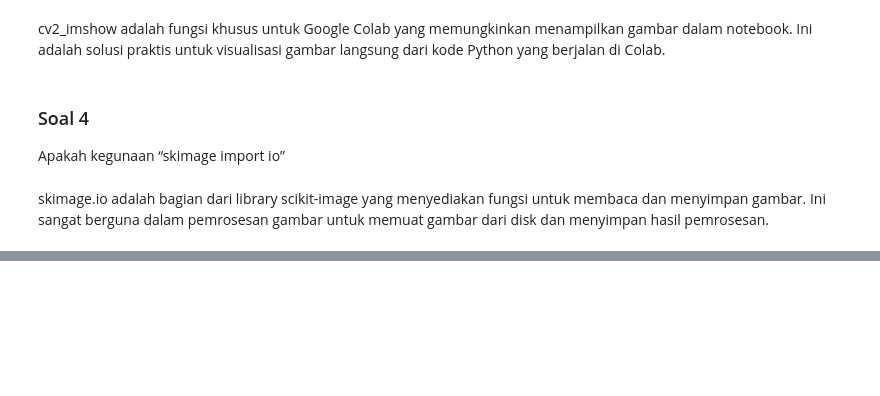
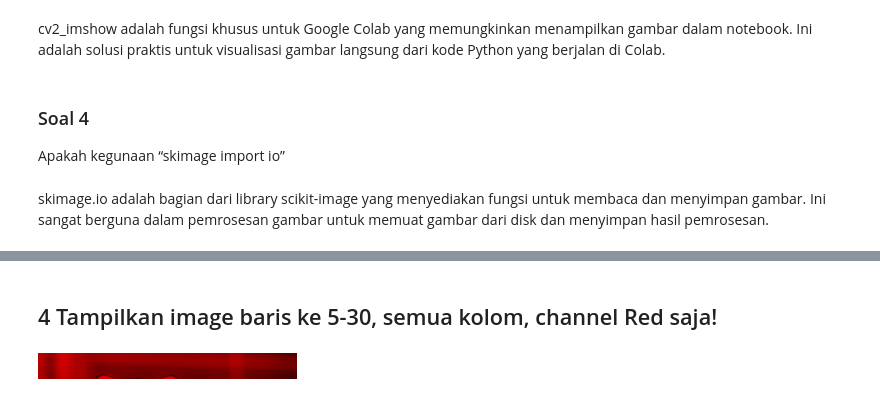
Before and after one commit to iannstronaut/PCVK_Ganjil_24-25, a Jupyter notebook: Week2.ipynb, the cells around one changed output, grey strips where cells are left out. Drawn from its saved outputs; the diff is of its cells as text; code cells hidden in the pictures; blank space fills up the shorter version.

```diff
--- a/Week2.ipynb
+++ b/Week2.ipynb
@@ -203,0 +254,12 @@ skimage.io adalah bagian dari library scikit-image yang menyediakan fungsi untuk
+# %% [markdown]
+## 4 Tampilkan image baris ke 5-30, semua kolom, channel Red saja!
+# %%
+red_crpt_img = img.copy()
+
+red_crpt_img = img[5:31, :, 2]
+
+red_channel_img_3d = cv.merge([np.zeros_like(red_crpt_img), np.zeros_like(red_crpt_img), red_crpt_img])
+
+cv2_imshow(red_channel_img_3d)
+# %% [output]
+[figure, added]
```
Also changed, not shown: parts of 18 cells of this notebook.
